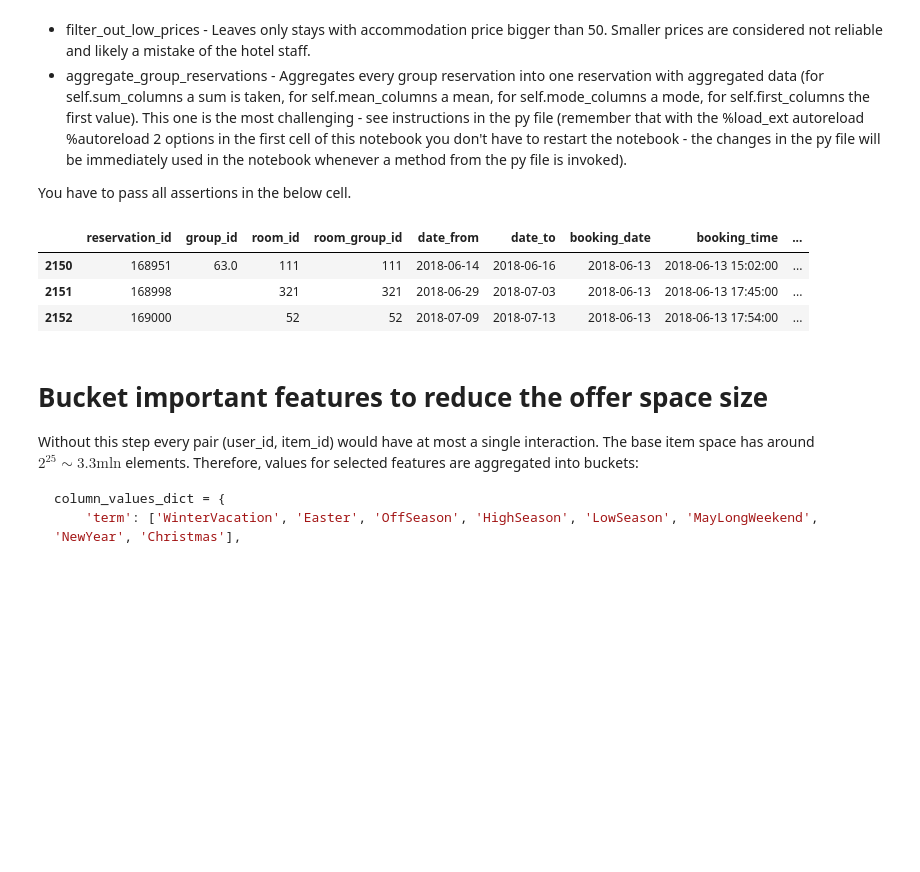
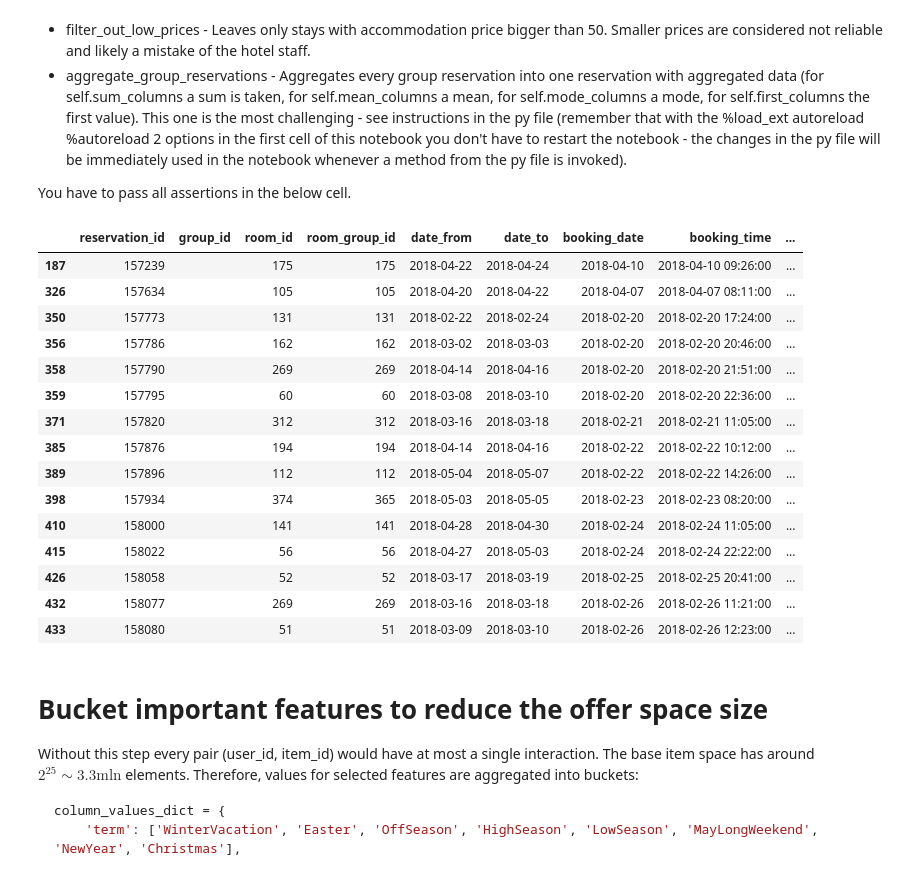
Before and after one commit to dansilecki/recommender-systems-project1, a Jupyter notebook: project_1_data_preparation.ipynb, the cells around one changed output. Cells and saved outputs as stored; diff of their text form; code cells hidden in the pictures; blank space fills up the shorter version.

```diff
--- a/project_1_data_preparation.ipynb
+++ b/project_1_data_preparation.ipynb
@@ -136,9 +136,9 @@ assert len(preprocessed_data.loc[preprocessed_data["is_company"] == 1]) == 0
 assert len(preprocessed_data.loc[preprocessed_data["length_of_stay"] > 21]) == 0
 assert len(preprocessed_data.loc[preprocessed_data["accommodation_price"] <= 50]) == 0
 
-assert preprocessed_data.iloc[1]['length_of_stay'] == 3
-assert preprocessed_data.iloc[2]['length_of_stay'] == 2
-assert preprocessed_data.iloc[3]['length_of_stay'] == 7
+# assert preprocessed_data.iloc[1]['length_of_stay'] == 3
+# assert preprocessed_data.iloc[2]['length_of_stay'] == 2
+# assert preprocessed_data.iloc[3]['length_of_stay'] == 7
 
 # assert preprocessed_data.iloc[2150]['book_to_arrival'] == 11
 # assert preprocessed_data.iloc[2151]['book_to_arrival'] == 28
@@ -148,40 +148,52 @@ assert preprocessed_data.iloc[3]['length_of_stay'] == 7
 # assert preprocessed_data.iloc[2151]['weekend_stay'] == 'True'
 # assert preprocessed_data.iloc[2152]['weekend_stay'] == 'False'
 
 # assert preprocessed_data.iloc[3650]['n_people'] == 2
 # assert preprocessed_data.iloc[3651]['n_people'] == 4
 # assert preprocessed_data.iloc[3652]['n_people'] == 1
 
-assert preprocessed_data.iloc[0]['night_price'] == 330.76
-assert preprocessed_data.iloc[1]['night_price'] == 231.13
-assert preprocessed_data.iloc[2]['night_price'] == 183.40
+# assert preprocessed_data.iloc[0]['night_price'] == 330.76
+# assert preprocessed_data.iloc[1]['night_price'] == 231.13
+# assert preprocessed_data.iloc[2]['night_price'] == 183.40
 
 # # Assertions for group reservations
 
 # assert preprocessed_data.iloc[15258]['rate_plan'] == 'Nonref'
 # assert preprocessed_data.iloc[15259]['rate_plan'] == 'Standard'
 # assert preprocessed_data.iloc[15260]['rate_plan'] == 'Standard'
 # assert preprocessed_data.iloc[15258]['accommodation_price'] == 1397.06
 # assert preprocessed_data.iloc[15261]['accommodation_price'] == 2953.10
 # assert preprocessed_data.iloc[15264]['accommodation_price'] == 1738.80
 # assert preprocessed_data.iloc[15258]['n_people'] == 6
 # assert preprocessed_data.iloc[15259]['n_people'] == 7
 # assert preprocessed_data.iloc[15260]['n_people'] == 11
 # assert preprocessed_data.iloc[15265]['night_price'] == 206.67
 # assert preprocessed_data.iloc[15266]['night_price'] == 138.92
 # assert preprocessed_data.iloc[15267]['night_price'] == 119.07
 # assert preprocessed_data.iloc[15261]['room_group_id'] == 483
 # assert preprocessed_data.iloc[15266]['room_group_id'] == 78
 # assert preprocessed_data.iloc[15267]['room_group_id'] == 463
 
 # display(preprocessed_data.head(15))
 # display(preprocessed_data.iloc[3650:3653])
-display(preprocessed_data.iloc[2150:2153])
+display(preprocessed_data.loc[preprocessed_data['n_children_1'] != 0].head(15))
 # %% [output]
 |  | reservation_id | group_id | room_id | room_group_id | date_from | date_to | booking_date | booking_time | ... |
-| 2150 | 168951 | 63.0 | 111 | 111 | 2018-06-14 | 2018-06-16 | 2018-06-13 | 2018-06-13 15:02:00 | ... |
-| 2151 | 168998 |  | 321 | 321 | 2018-06-29 | 2018-07-03 | 2018-06-13 | 2018-06-13 17:45:00 | ... |
-| 2152 | 169000 |  | 52 | 52 | 2018-07-09 | 2018-07-13 | 2018-06-13 | 2018-06-13 17:54:00 | ... |
+| 187 | 157239 |  | 175 | 175 | 2018-04-22 | 2018-04-24 | 2018-04-10 | 2018-04-10 09:26:00 | ... |
+| 326 | 157634 |  | 105 | 105 | 2018-04-20 | 2018-04-22 | 2018-04-07 | 2018-04-07 08:11:00 | ... |
+| 350 | 157773 |  | 131 | 131 | 2018-02-22 | 2018-02-24 | 2018-02-20 | 2018-02-20 17:24:00 | ... |
+| 356 | 157786 |  | 162 | 162 | 2018-03-02 | 2018-03-03 | 2018-02-20 | 2018-02-20 20:46:00 | ... |
+| 358 | 157790 |  | 269 | 269 | 2018-04-14 | 2018-04-16 | 2018-02-20 | 2018-02-20 21:51:00 | ... |
+| 359 | 157795 |  | 60 | 60 | 2018-03-08 | 2018-03-10 | 2018-02-20 | 2018-02-20 22:36:00 | ... |
+| 371 | 157820 |  | 312 | 312 | 2018-03-16 | 2018-03-18 | 2018-02-21 | 2018-02-21 11:05:00 | ... |
+| 385 | 157876 |  | 194 | 194 | 2018-04-14 | 2018-04-16 | 2018-02-22 | 2018-02-22 10:12:00 | ... |
+| 389 | 157896 |  | 112 | 112 | 2018-05-04 | 2018-05-07 | 2018-02-22 | 2018-02-22 14:26:00 | ... |
+| 398 | 157934 |  | 374 | 365 | 2018-05-03 | 2018-05-05 | 2018-02-23 | 2018-02-23 08:20:00 | ... |
+| 410 | 158000 |  | 141 | 141 | 2018-04-28 | 2018-04-30 | 2018-02-24 | 2018-02-24 11:05:00 | ... |
+| 415 | 158022 |  | 56 | 56 | 2018-04-27 | 2018-05-03 | 2018-02-24 | 2018-02-24 22:22:00 | ... |
+| 426 | 158058 |  | 52 | 52 | 2018-03-17 | 2018-03-19 | 2018-02-25 | 2018-02-25 20:41:00 | ... |
+| 432 | 158077 |  | 269 | 269 | 2018-03-16 | 2018-03-18 | 2018-02-26 | 2018-02-26 11:21:00 | ... |
+| 433 | 158080 |  | 51 | 51 | 2018-03-09 | 2018-03-10 | 2018-02-26 | 2018-02-26 12:23:00 | ... |
 # %% [markdown]
 # Bucket important features to reduce the offer space size
 
```
Also changed, not shown: 1 other file.
